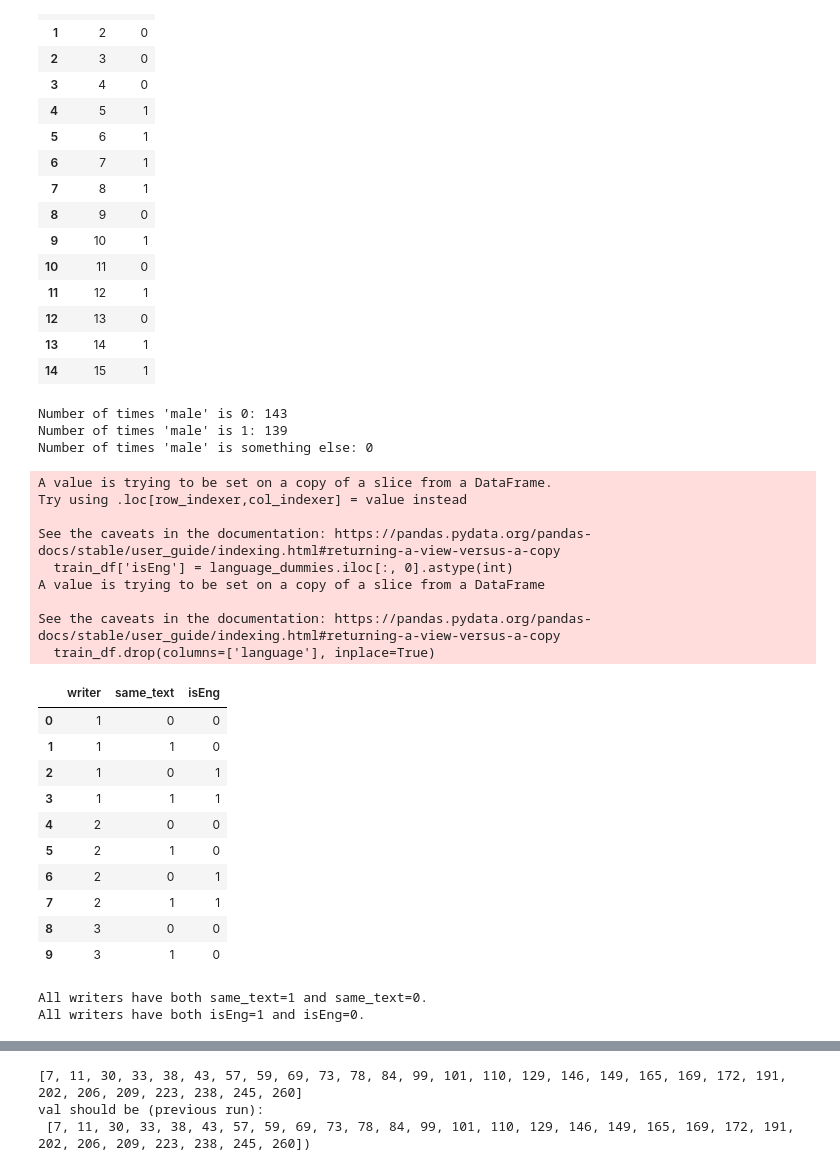
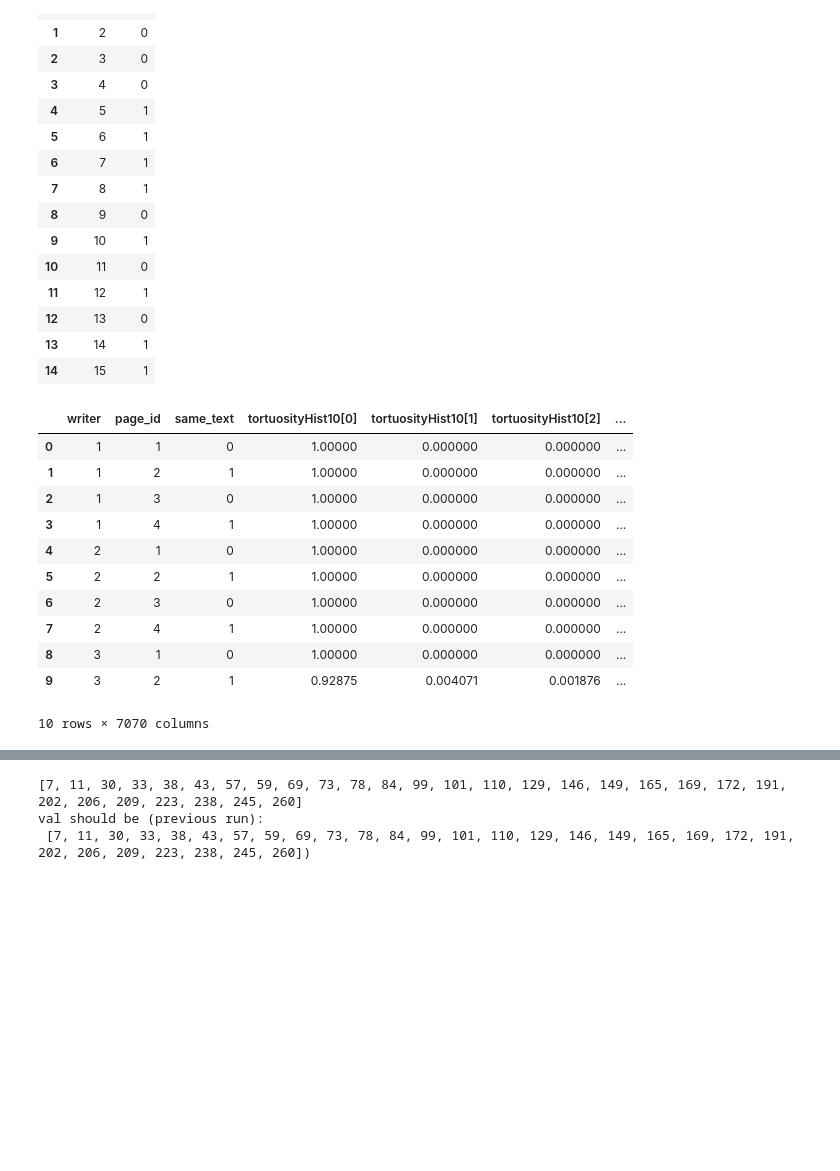
Before and after one commit to gitMorelli/gender_detection, a Jupyter notebook: notebooks/data_preparation/train_df_icdar_FE.ipynb, the cells around one changed output, grey strips where cells are left out. Cells and saved outputs as stored; diff of their text form; code cells hidden in the pictures; blank space fills up the shorter version.

```diff
--- a/notebooks/data_preparation/train_df_icdar_FE.ipynb
+++ b/notebooks/data_preparation/train_df_icdar_FE.ipynb
@@ -124,54 +124,31 @@ sex_df.head(15)
 | 12 | 13 | 0 |
 | 13 | 14 | 1 |
 | 14 | 15 | 1 |
-# %%
-male_counts(sex_df)
-# %% [output]
-Number of times 'male' is 0: 143
-Number of times 'male' is 1: 139
-Number of times 'male' is something else: 0
 # %%
-selected_columns = ['writer', 'language', 'same_text']
-train_df = train_df_complete[selected_columns]
-
 # Convert the 'language' column to binary columns
 language_dummies = pd.get_dummies(train_df['language'], drop_first=True)
 
 # Add the binary column to the dataframe
 train_df['isEng'] = language_dummies.iloc[:, 0].astype(int)
 
 # Drop the original 'language' column
 train_df.drop(columns=['language'], inplace=True)
 
 # Display the updated dataframe
 train_df.head(10)
 # %% [output]
+|  | writer | page_id | same_text | tortuosityHist10[0] | tortuosityHist10[1] | tortuosityHist10[2] | ... |
+| 0 | 1 | 1 | 0 | 1.00000 | 0.000000 | 0.000000 | ... |
+| 1 | 1 | 2 | 1 | 1.00000 | 0.000000 | 0.000000 | ... |
+| 2 | 1 | 3 | 0 | 1.00000 | 0.000000 | 0.000000 | ... |
+| 3 | 1 | 4 | 1 | 1.00000 | 0.000000 | 0.000000 | ... |
+| 4 | 2 | 1 | 0 | 1.00000 | 0.000000 | 0.000000 | ... |
+| 5 | 2 | 2 | 1 | 1.00000 | 0.000000 | 0.000000 | ... |
+| 6 | 2 | 3 | 0 | 1.00000 | 0.000000 | 0.000000 | ... |
+| 7 | 2 | 4 | 1 | 1.00000 | 0.000000 | 0.000000 | ... |
+| 8 | 3 | 1 | 0 | 1.00000 | 0.000000 | 0.000000 | ... |
+| 9 | 3 | 2 | 1 | 0.92875 | 0.004071 | 0.001876 | ... |
-A value is trying to be set on a copy of a slice from a DataFrame.
-Try using .loc[row_indexer,col_indexer] = value instead
-
-See the caveats in the documentation: https://pandas.pydata.org/pandas-docs/stable/user_guide/indexing.html#returning-a-view-versus-a-copy
-  train_df['isEng'] = language_dummies.iloc[:, 0].astype(int)
-A value is trying to be set on a copy of a slice from a DataFrame
-
-See the caveats in the documentation: https://pandas.pydata.org/pandas-docs/stable/user_guide/indexing.html#returning-a-view-versus-a-copy
-  train_df.drop(columns=['language'], inplace=True)
+10 rows × 7070 columns
-|  | writer | same_text | isEng |
-| 0 | 1 | 0 | 0 |
-| 1 | 1 | 1 | 0 |
-| 2 | 1 | 0 | 1 |
-| 3 | 1 | 1 | 1 |
-| 4 | 2 | 0 | 0 |
-| 5 | 2 | 1 | 0 |
-| 6 | 2 | 0 | 1 |
-| 7 | 2 | 1 | 1 |
-| 8 | 3 | 0 | 0 |
-| 9 | 3 | 1 | 0 |
-# %%
-check_if_both(train_df)
-check_if_both(train_df, column_name='isEng')
-# %% [output]
-All writers have both same_text=1 and same_text=0.
-All writers have both isEng=1 and isEng=0.
 # %%
 # Set the probability of being 0
 p_train = 0.9
```
Also changed, not shown: parts of 18 cells of this notebook, 1 other file.
